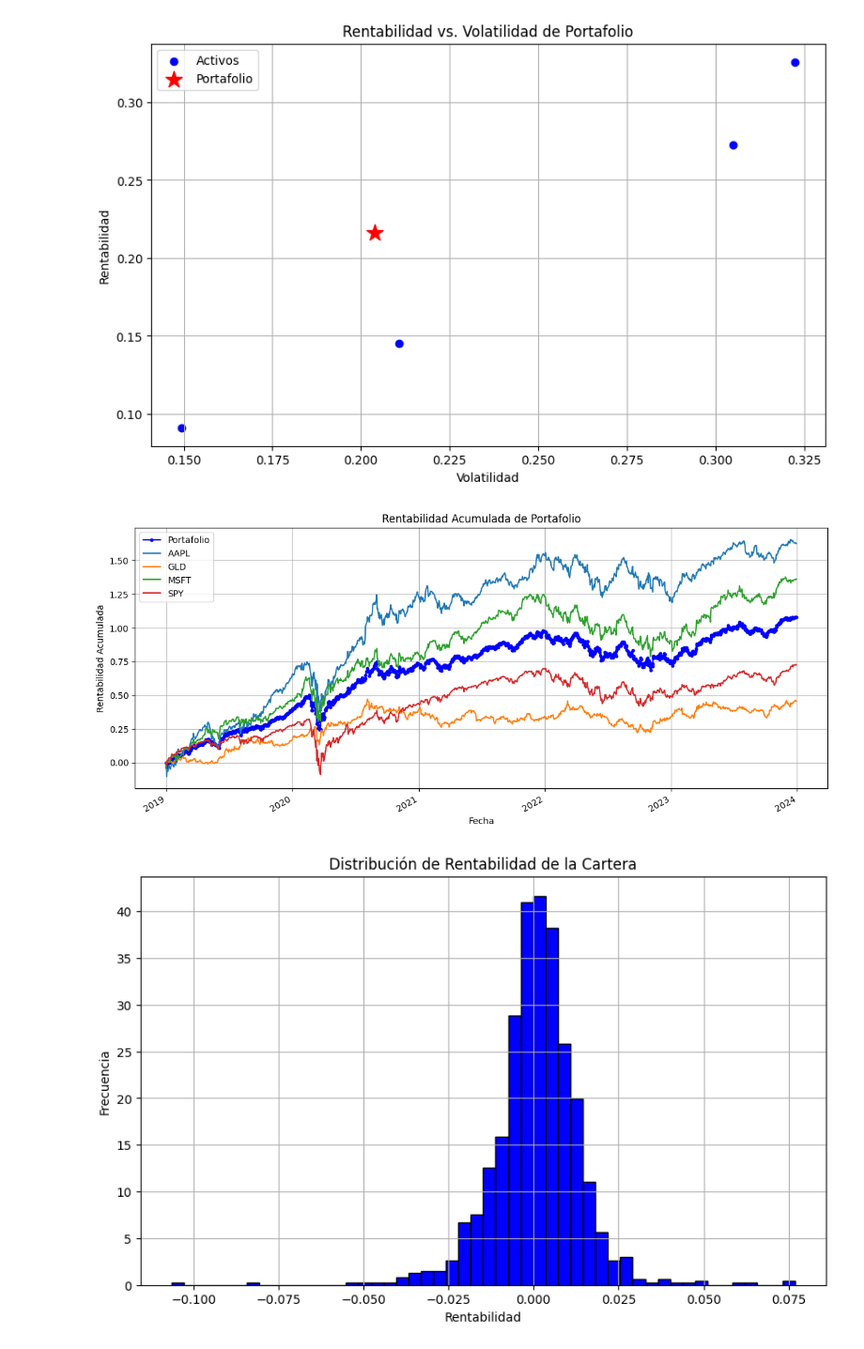
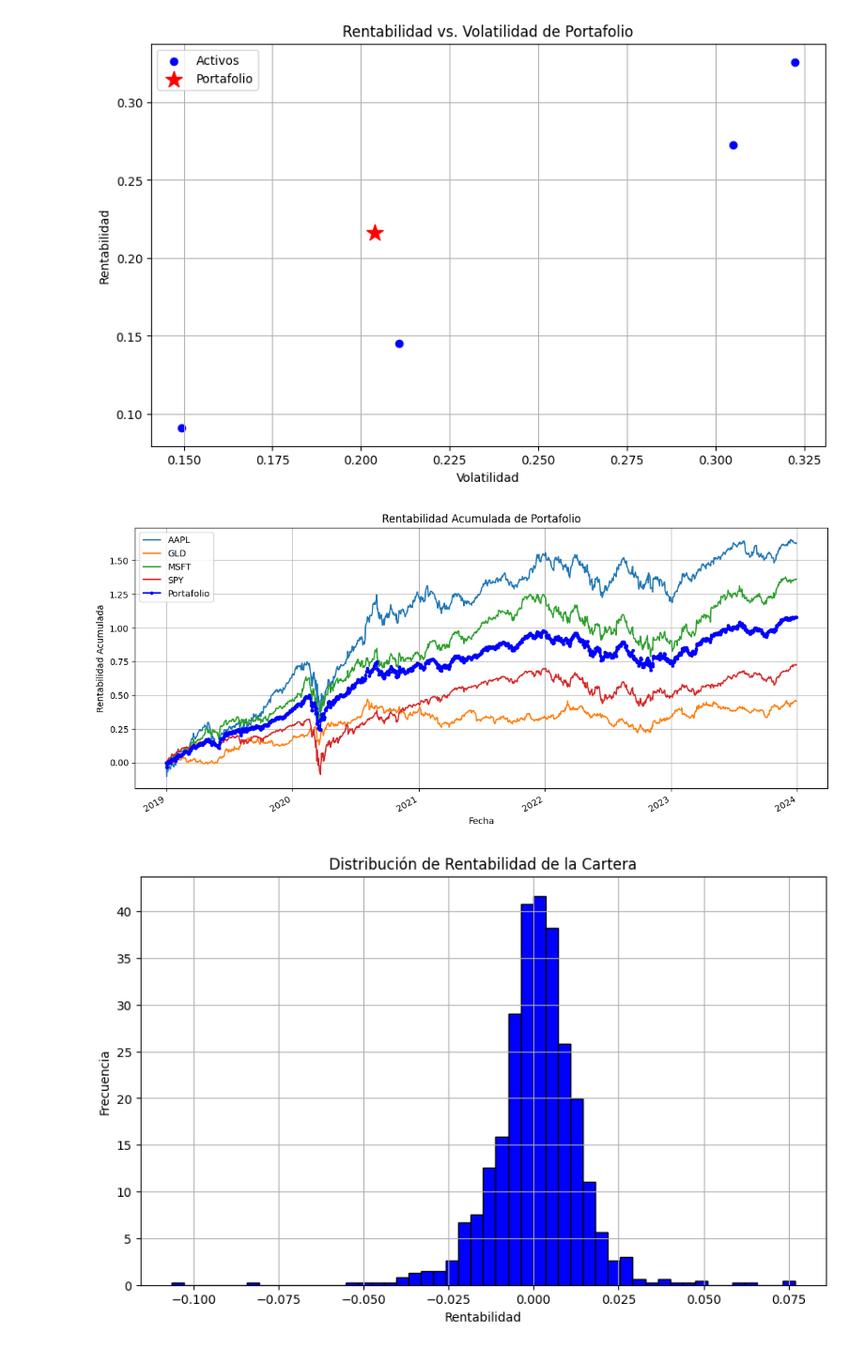
Before and after one commit to alfonso-santos/finanzas-tecnologia-practicas, a Jupyter notebook: src_soluciones/02_01_Calculos_iniciales_de_carteras_soluciones.ipynb, the cells around one changed output. Shown at 94% size. Saved outputs shown, nothing was run; the diff lists cells and outputs as text; code cells hidden in the pictures.

```diff
--- a/src_soluciones/02_01_Calculos_iniciales_de_carteras_soluciones.ipynb
+++ b/src_soluciones/02_01_Calculos_iniciales_de_carteras_soluciones.ipynb
@@ -890,18 +891,16 @@ plt.show()
 # %% [output]
 [figure]
 # %%
-plt.figure(figsize=(14, 6))
+rentabilidad.cumsum().plot(figsize=(14, 6))
 plt.plot(ret_portfolio.index, ret_portfolio.cumsum(), label='Portafolio', marker=".", color='blue')
-#plt.plot(rentabilidad.index, rentabilidad.cumsum(), )
-rentabilidad.cumsum().plot(ax=plt.gca())
 plt.xlabel('Fecha')
 plt.ylabel('Rentabilidad Acumulada')
 plt.title('Rentabilidad Acumulada de Portafolio')
 plt.legend()
 plt.grid(True)
 plt.show()
 # %% [output]
-[figure, old version]
+[figure, new version]
 # %%
 plt.figure(figsize=(10, 6))
 plt.hist(ret_portfolio, bins=50, color='blue', edgecolor='black', density=True)
```
Also changed, not shown: parts of 20 cells of this notebook, 1 other file.
